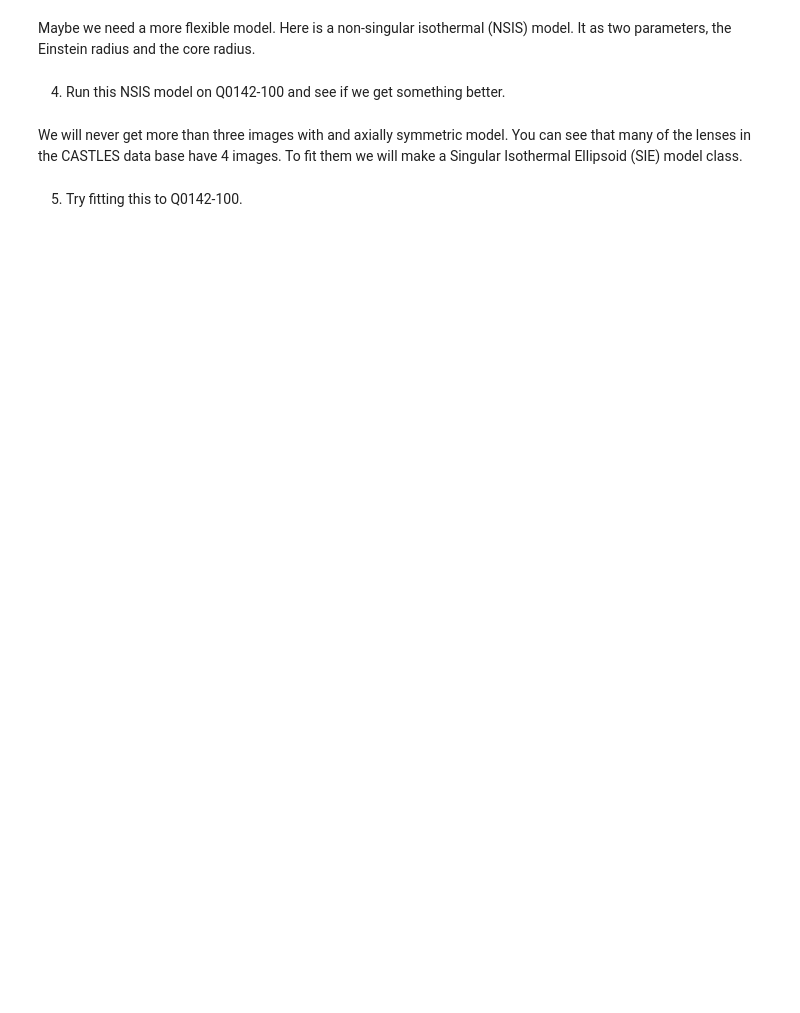
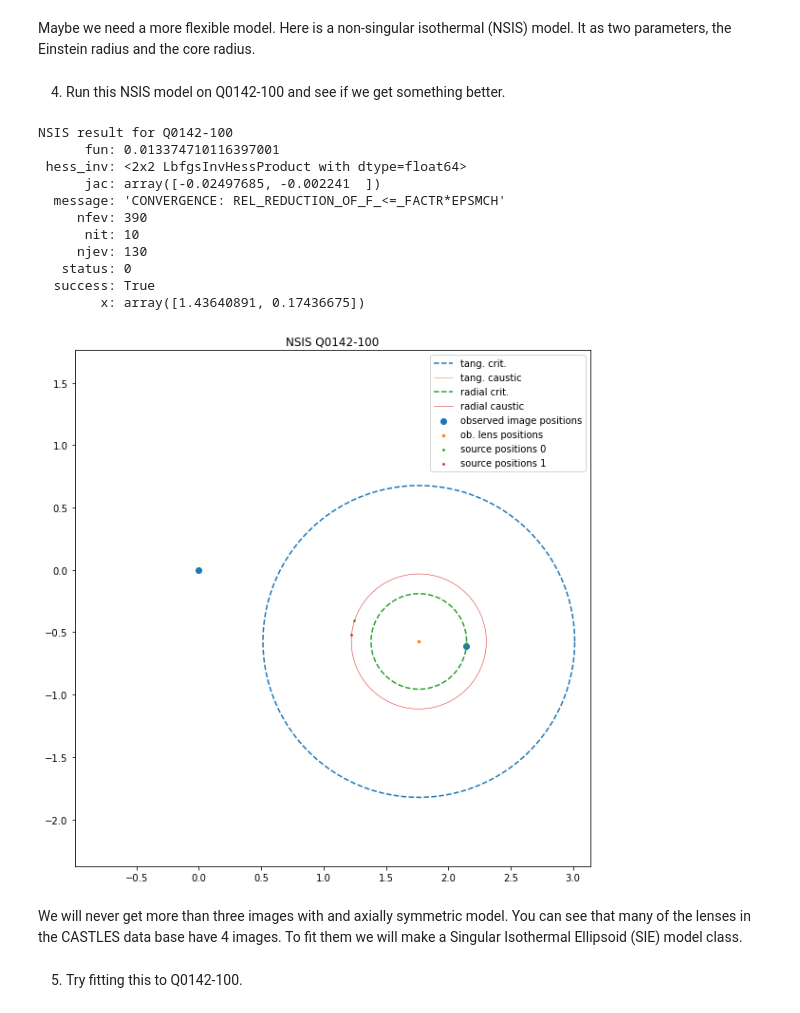
Before and after one commit to rbmetcalf/LensingCourse, a Jupyter notebook: simple_lens_model.ipynb, the cells around one changed output. Saved outputs shown, nothing was run; the diff lists cells and outputs as text; code cells hidden in the pictures; blank space fills up the shorter version.

```diff
--- a/simple_lens_model.ipynb
+++ b/simple_lens_model.ipynb
@@ -11,7 +11,7 @@ import numpy as np
 import matplotlib.pyplot as plt
 plt.rc('axes', labelsize=20)
 plt.rc('legend', fontsize=10)
-plt.rcParams['figure.figsize'] = [8,8]
+plt.rcParams['figure.figsize'] = [10,10]
 from scipy.optimize import minimize,fsolve,brentq
 
 import astropy.cosmology as cosmo
@@ -238,6 +251,33 @@ class nsis_lens:
         return x
 # %% [markdown]
 4) Run this NSIS model on Q0142-100 and see if we get something better.
+# %%
+
+nsis = nsis_lens(xo_0142,1,0)
+po =np.array([1.119,0])
+
+# create the chi2 object
+chi2 = CHI_SQUARED_SOURCE(nsis,x_0142)
+result_nsis = minimize(chi2,po,bounds=[[0,2],[0,0.5]])
+# print the results
+print("NSIS result for Q0142-100")
+print(result_nsis)
+
+# make a plot
+chi2.plot(result_nsis,title='NSIS Q0142-100')
+# %% [output]
+NSIS result for Q0142-100
+      fun: 0.013374710116397001
+ hess_inv: <2x2 LbfgsInvHessProduct with dtype=float64>
+      jac: array([-0.02497685, -0.002241  ])
+  message: 'CONVERGENCE: REL_REDUCTION_OF_F_<=_FACTR*EPSMCH'
+     nfev: 390
+      nit: 10
+     njev: 130
+   status: 0
+  success: True
+        x: array([1.43640891, 0.17436675])
+[figure, added]
 # %% [markdown]
 We will never get more than three images with and axially symmetric model.  You can see that many of the lenses in the CASTLES data base have 4 images.  To fit them we will make a Singular Isothermal Ellipsoid (SIE) model class.
 # %%
```
Also changed, not shown: parts of 9 cells of this notebook.
